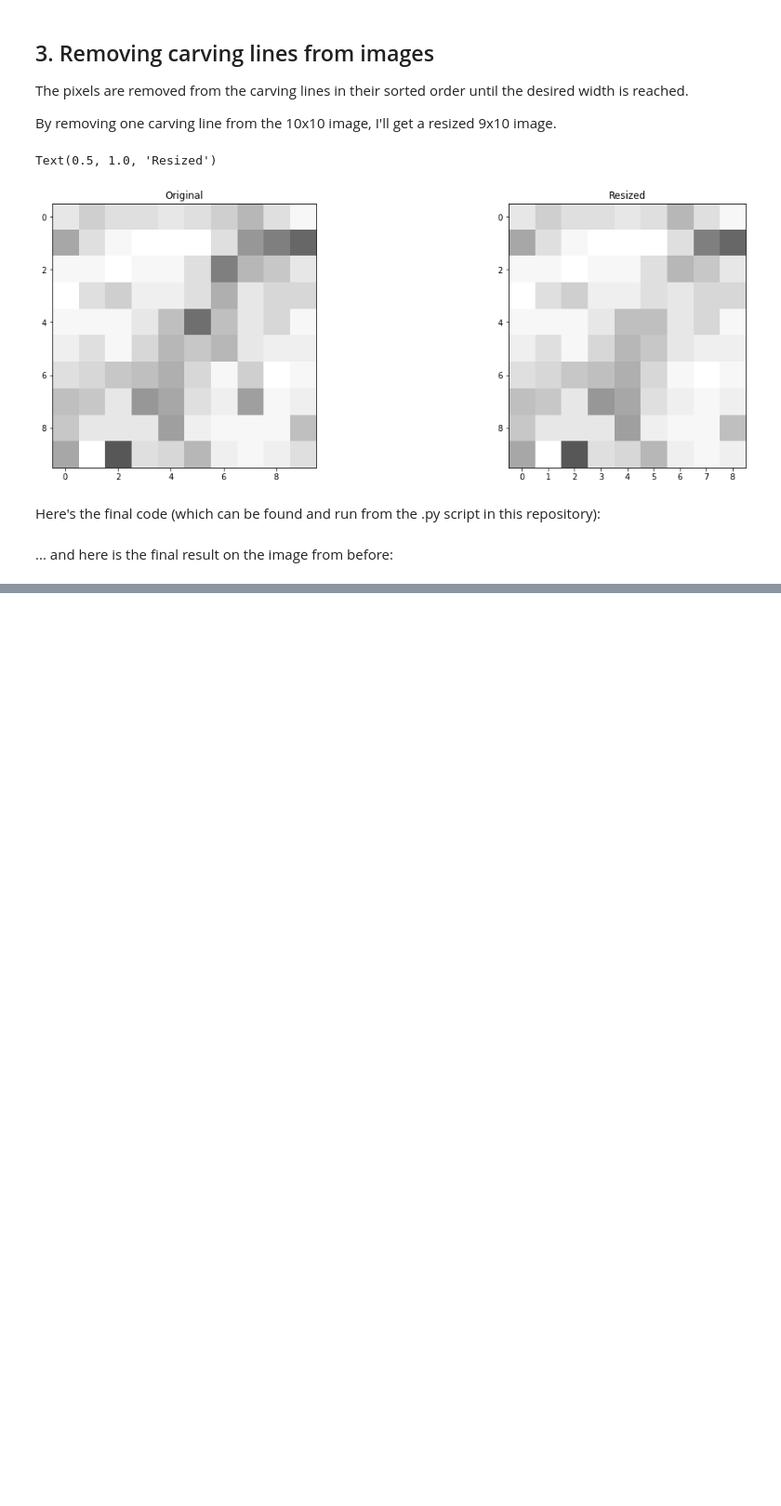
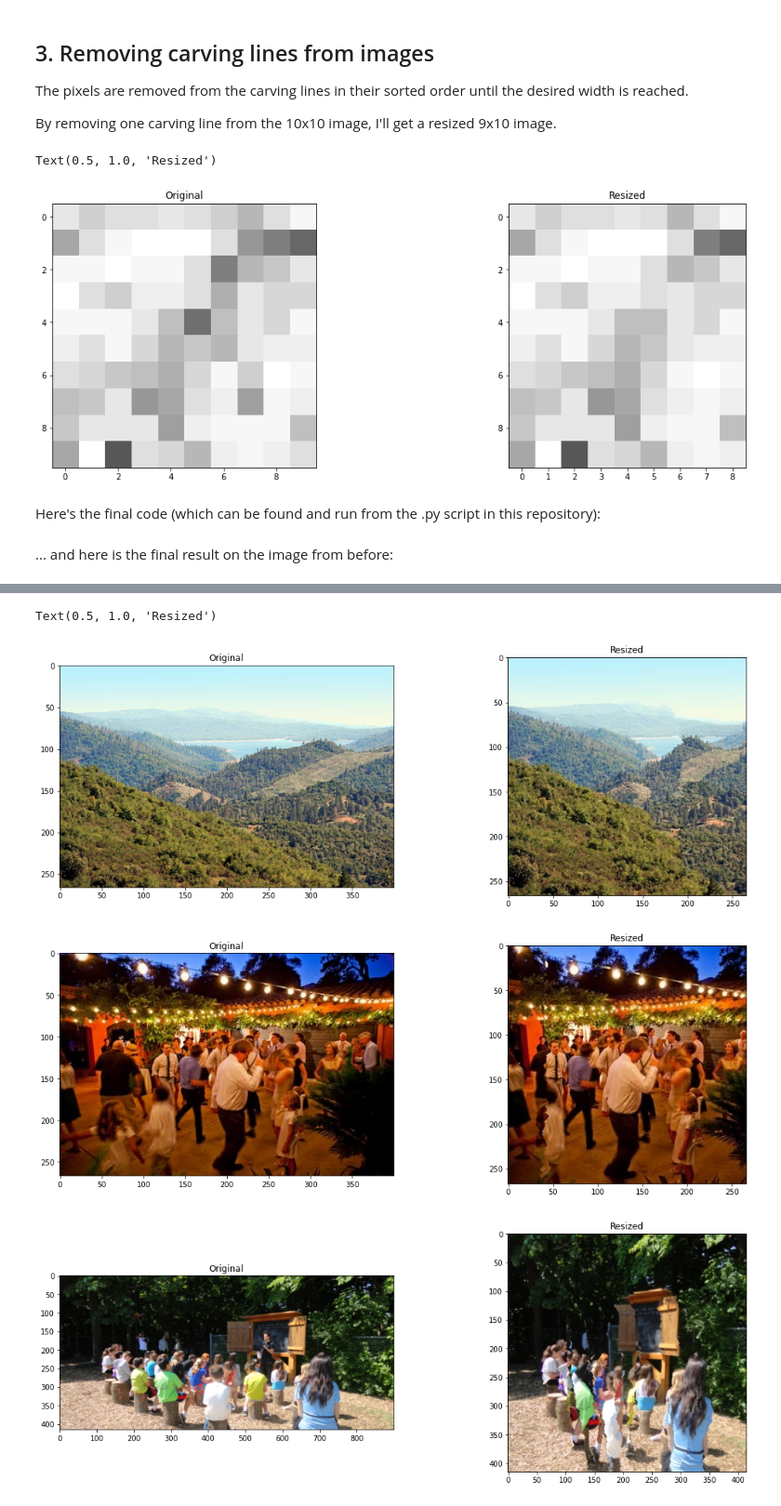
Before and after one commit to Newman-Advanced-CS/SeamCarving, a Jupyter notebook: SeamCarvingNotebook.ipynb, the cells around one changed output, grey strips where cells are left out. Shown at 93% size. Drawn from its saved outputs; the diff is of its cells as text; code cells hidden in the pictures; blank space fills up the shorter version.

```diff
--- a/SeamCarvingNotebook.ipynb
+++ b/SeamCarvingNotebook.ipynb
@@ -310,0 +346,29 @@ It's nowhere near perfect as the more you wish to remove the more distorted it b
+# %%
+# Hills
+_, (x1, x2) = plt.subplots(1, 2, figsize=(18, 6))
+x1.imshow(BGR2RGB(cv.imread("images/Hills.jpeg")))
+x1.set_title("Original")
+
+x2.imshow(BGR2RGB(cv.imread("output/Hills.jpeg")))
+x2.set_title("Resized")
+
+# Party (Some distortion on the left)
+_, (x1, x2) = plt.subplots(1, 2, figsize=(18, 6))
+x1.imshow(BGR2RGB(cv.imread("images/Party.jpeg")))
+x1.set_title("Original")
+
+x2.imshow(BGR2RGB(cv.imread("output/Party.jpeg")))
+x2.set_title("Resized")
+
+# Classroom (Yikes)
+_, (x1, x2) = plt.subplots(1, 2, figsize=(18, 6))
+x1.imshow(BGR2RGB(cv.imread("images/School.jpeg")))
+x1.set_title("Original")
+
+x2.imshow(BGR2RGB(cv.imread("output/School.jpeg")))
+x2.set_title("Resized")
+# %% [output]
+Text(0.5, 1.0, 'Resized')
+[figure, added]
+[figure, added]
+[figure, added]
```
Also changed, not shown: parts of 7 cells of this notebook, 9 other files.
